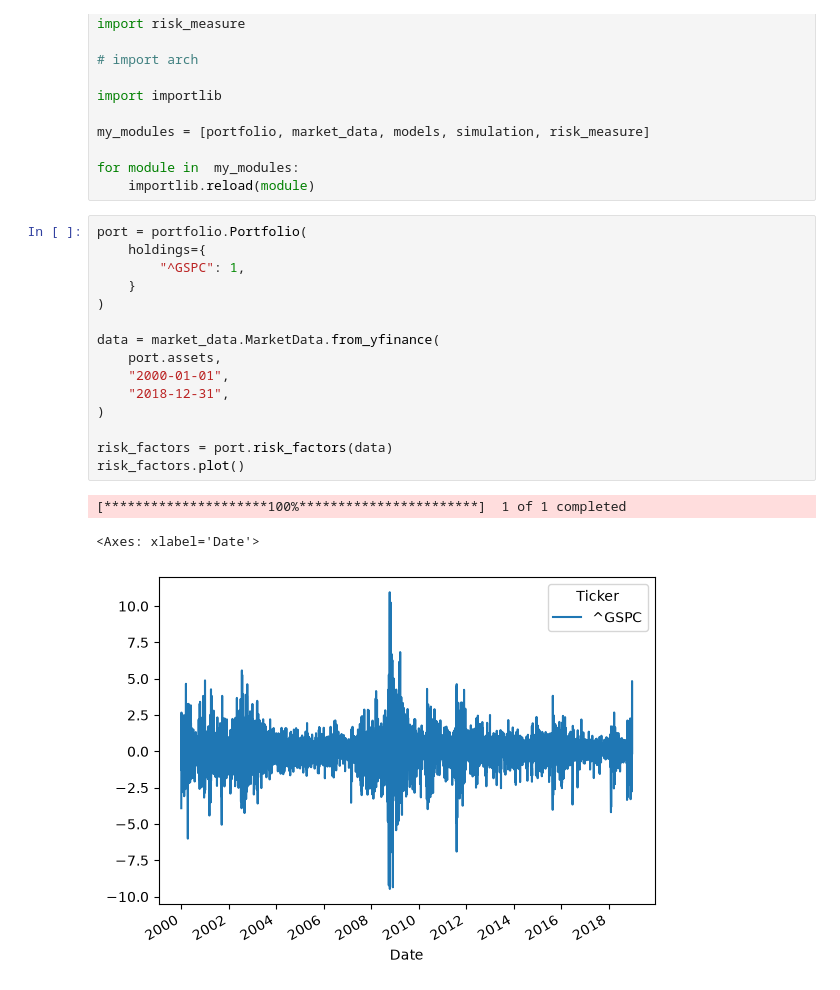
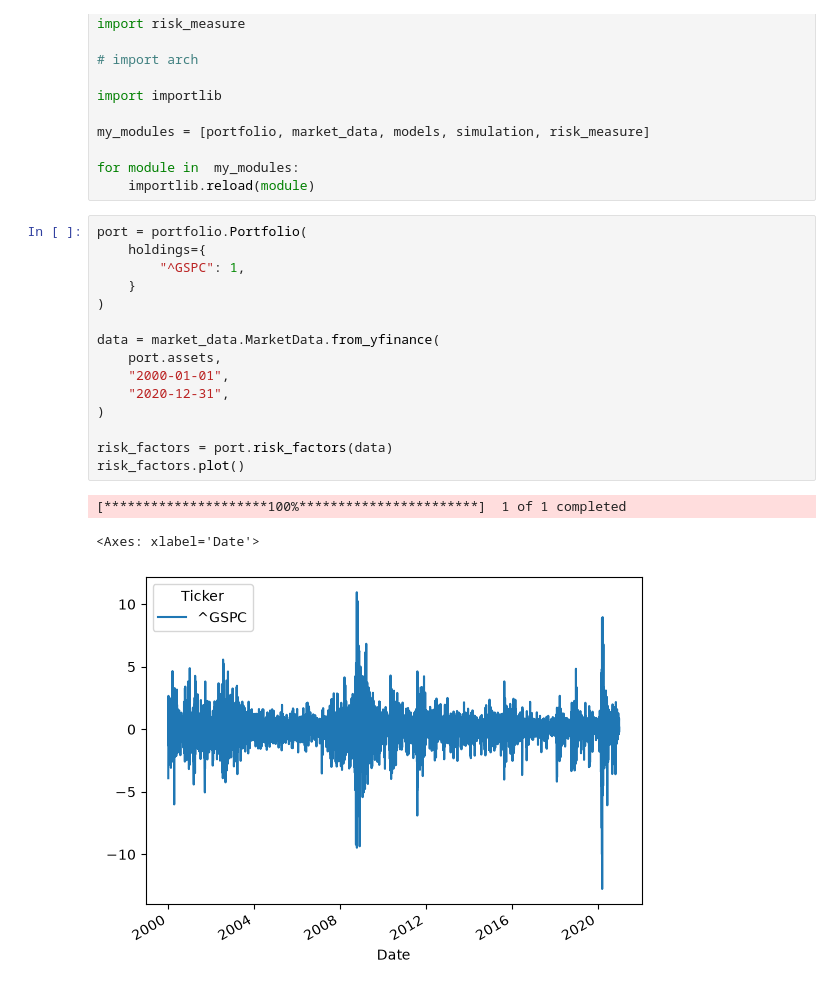
Before and after one commit to alikemal68/RiskEngine, a Jupyter notebook: test.ipynb, the cells around one changed output. Saved outputs shown, nothing was run; the diff lists cells and outputs as text.

```diff
--- a/test.ipynb
+++ b/test.ipynb
@@ -18,22 +18,22 @@ for module in  my_modules:
 # %%
 port = portfolio.Portfolio(
     holdings={
         "^GSPC": 1,
     }
 )
 
 data = market_data.MarketData.from_yfinance(
     port.assets,
     "2000-01-01",
-    "2018-12-31",
+    "2020-12-31",
 )
 
 risk_factors = port.risk_factors(data)
 risk_factors.plot()
 # %% [output]
 [*********************100%***********************]  1 of 1 completed
 <Axes: xlabel='Date'>
-[figure, old version]
+[figure, new version]
 # %%
 ewma = models.univariate_ewma_variance_estimator(
     risk_factors
```
Also changed, not shown: parts of 7 cells of this notebook, 1 other file.
